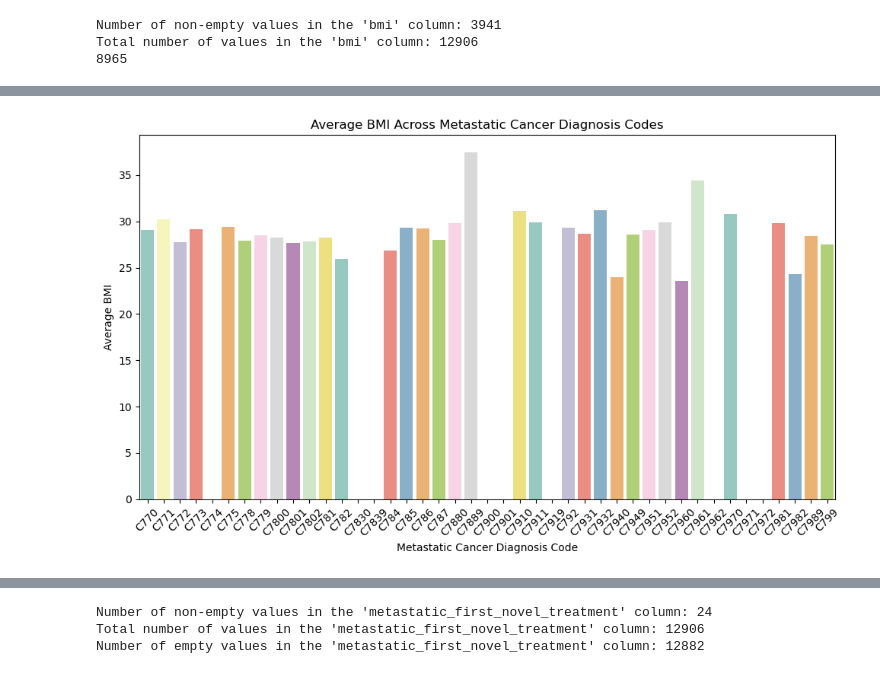
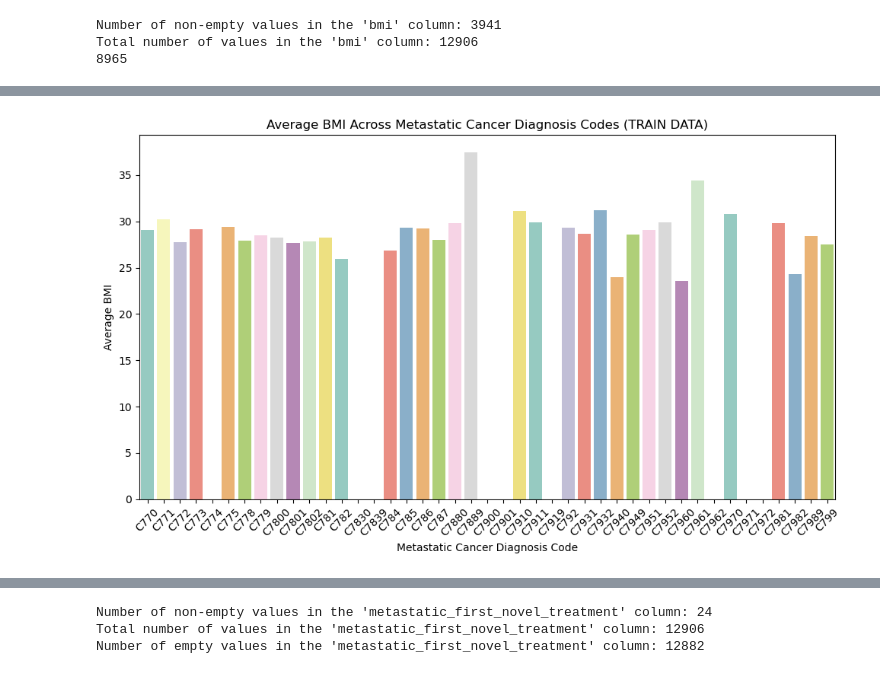
Before and after one commit to IonasAndreea/Data-Analysis_Python, a Jupyter notebook: Untitled.ipynb, the cells around one changed output, grey strips where cells are left out. Saved outputs shown, nothing was run; the diff lists cells and outputs as text; code cells hidden in the pictures.

```diff
--- a/Untitled.ipynb
+++ b/Untitled.ipynb
@@ -556,14 +773,14 @@ plt.show()
 # %%
 import seaborn as sns
 import matplotlib.pyplot as plt
 avg_bmi_by_diagnosis_code = train_data.groupby('metastatic_cancer_diagnosis_code')['bmi'].mean().reset_index()
 plt.figure(figsize=(10, 6))
 sns.barplot(x='metastatic_cancer_diagnosis_code', y='bmi', data=avg_bmi_by_diagnosis_code, palette='Set3')
-plt.title('Average BMI Across Metastatic Cancer Diagnosis Codes')
+plt.title('Average BMI Across Metastatic Cancer Diagnosis Codes (TRAIN DATA)')
 plt.xlabel('Metastatic Cancer Diagnosis Code')
 plt.ylabel('Average BMI')
 plt.xticks(rotation=45)
 plt.tight_layout()
 plt.show()
 # %% [output]
-[figure, old version]
+[figure, new version]
```
Also changed, not shown: parts of 20 cells of this notebook.
